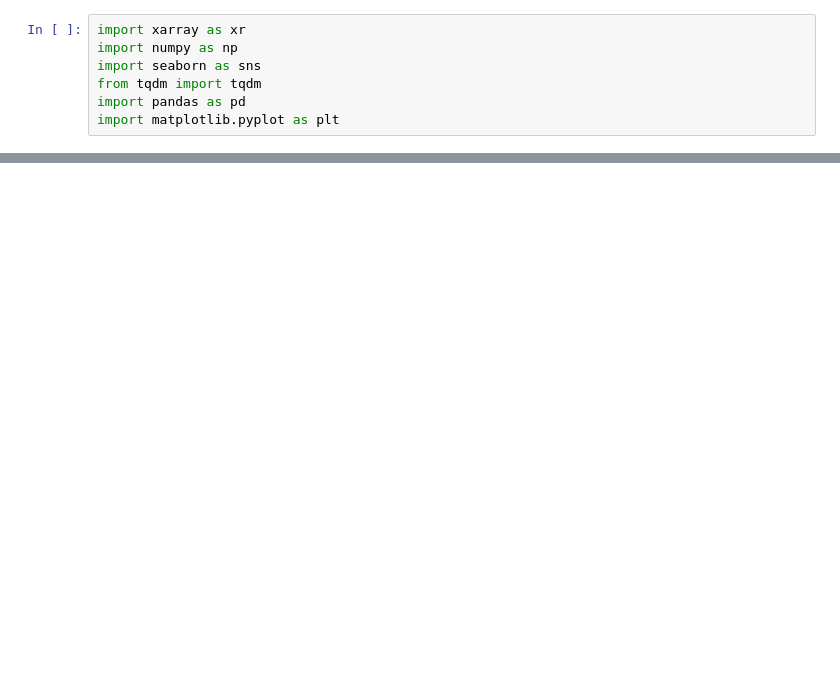
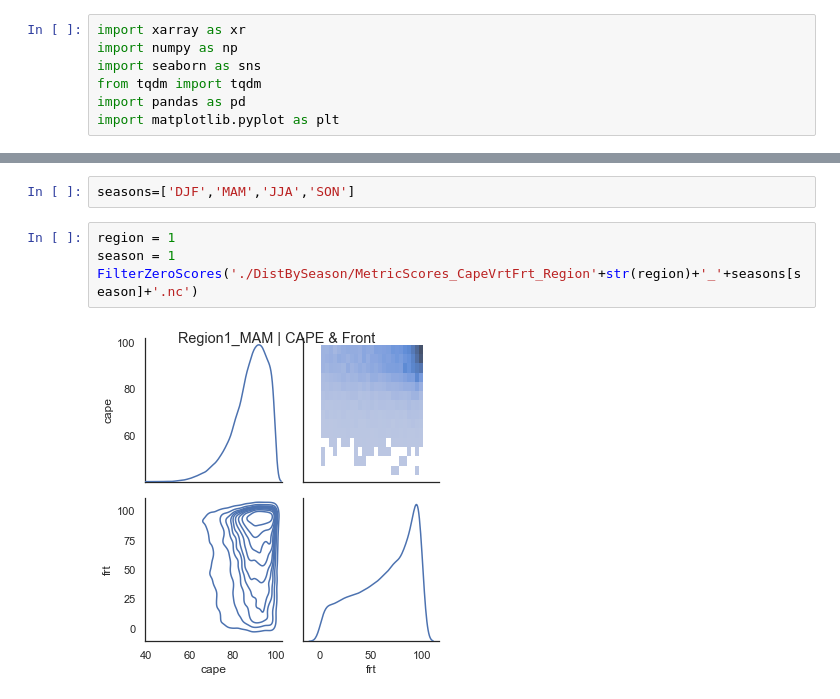
Before and after one commit to lswenson/PEX_feature_metrics, a Jupyter notebook: Seaborn_stats_testing.ipynb, the cells around one changed output, grey strips where cells are left out. Drawn from its saved outputs; the diff is of its cells as text; blank space fills up the shorter version.

Commit message:
Seaborn Plots Finished

```diff
--- a/Seaborn_stats_testing.ipynb
+++ b/Seaborn_stats_testing.ipynb
@@ -30,0 +123,8 @@ for region in tqdm([1,2,3,4,5,6,7]):
+# %%
+seasons=['DJF','MAM','JJA','SON']
+# %%
+region = 1
+season = 1
+FilterZeroScores('./DistBySeason/MetricScores_CapeVrtFrt_Region'+str(region)+'_'+seasons[season]+'.nc')
+# %% [output]
+[figure, added]
```
Also changed, not shown: parts of 4 cells of this notebook.
